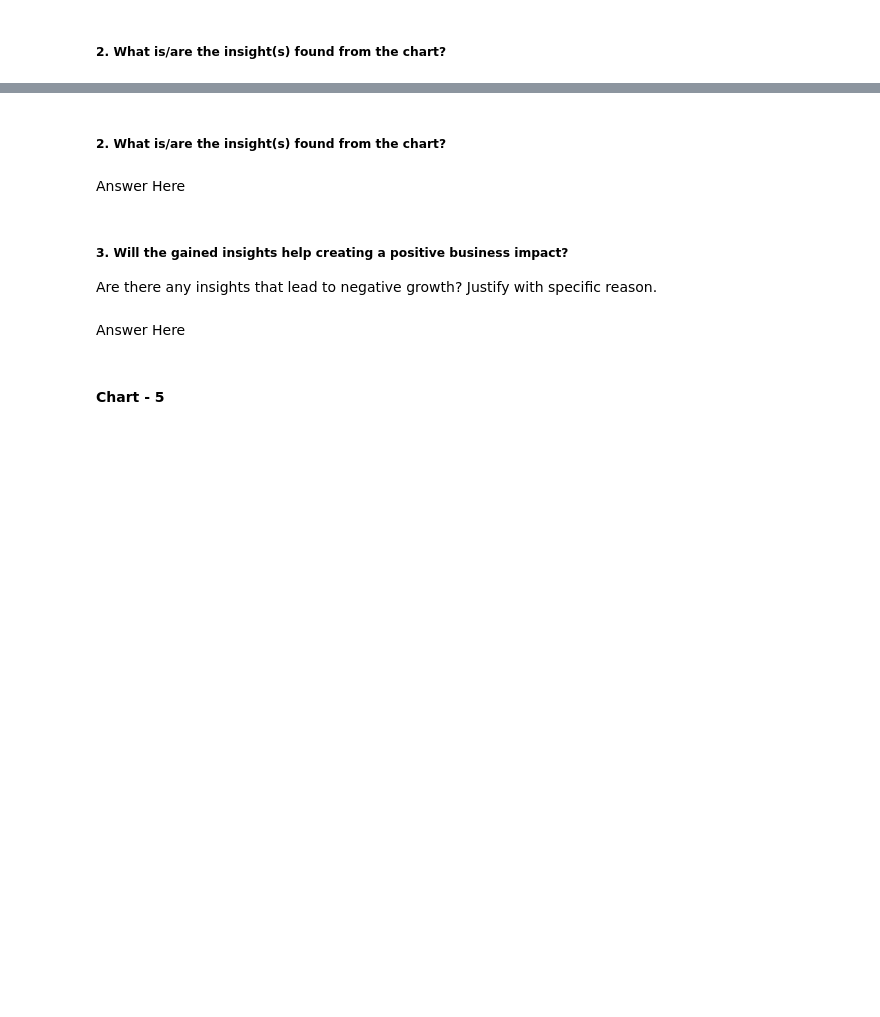
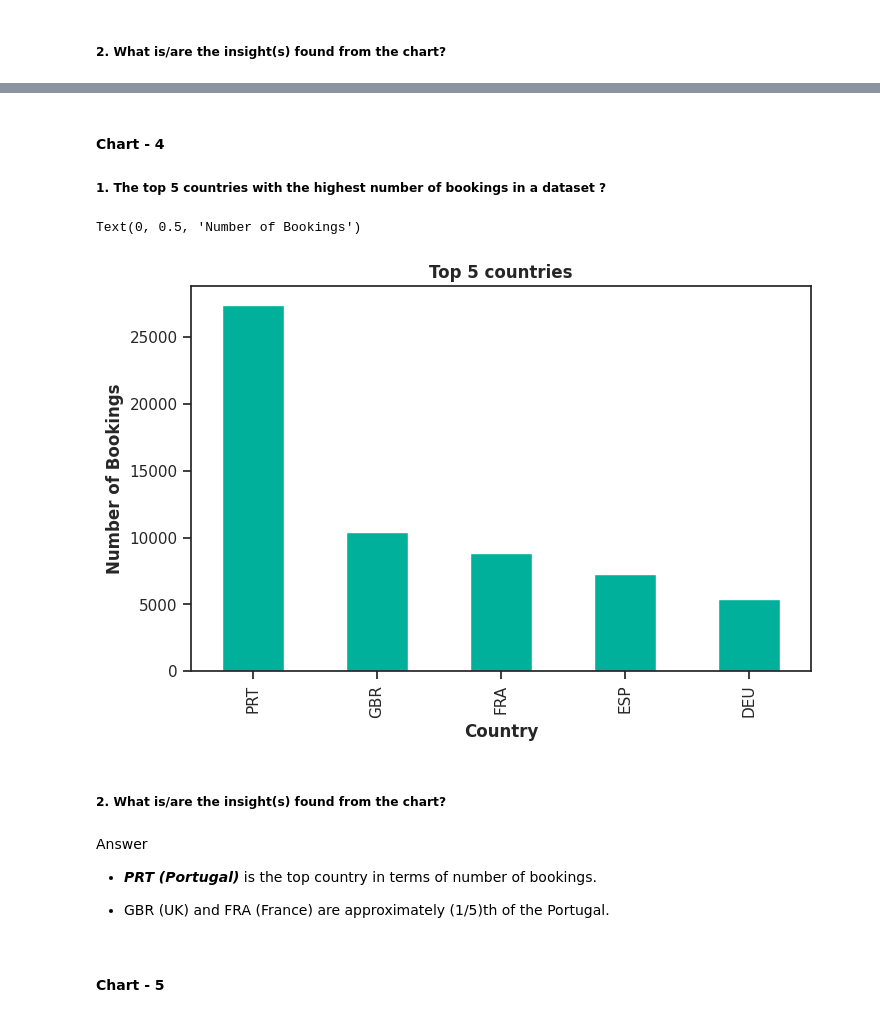
Before and after one commit to Kushdevu/Hotel-Booking-Analysis-EDA-Project, a Jupyter notebook: Copy_of_Sample_EDA_Submission_Template_ipynb0008.ipynb, the cells around one changed output, grey strips where cells are left out. Cells and saved outputs as stored; diff of their text form; code cells hidden in the pictures; blank space fills up the shorter version.

```diff
--- a/Copy_of_Sample_EDA_Submission_Template_ipynb0008.ipynb
+++ b/Copy_of_Sample_EDA_Submission_Template_ipynb0008.ipynb
@@ -621,12 +640,26 @@ Answer Here.
+# %% [markdown]
+#### Chart - 4
+
+##### 1. The top 5 countries with the highest number of bookings in a dataset ?
+# %%
+# Chart - 4 visualization code
+top_5_countries = df['country'].value_counts().head(5)
+top_5_countries.plot(kind = 'bar',color = '#00b09b',figsize=(8,5))
+plt.title("Top 5 countries", weight ='bold')
+plt.xlabel("Country", weight='bold')
+plt.ylabel('Number of Bookings', weight='bold')
+# %% [output]
+Text(0, 0.5, 'Number of Bookings')
+[figure, added]
 # %% [markdown]
 ##### 2. What is/are the insight(s) found from the chart?
-# %% [markdown]
-Answer Here
-# %% [markdown]
-##### 3. Will the gained insights help creating a positive business impact?
-Are there any insights that lead to negative growth? Justify with specific reason.
-# %% [markdown]
-Answer Here
+# %% [markdown]
+Answer
+
+
+*  ***PRT (Portugal)*** is the top country in terms of number of bookings.
+
+*   GBR (UK) and FRA (France) are approximately (1/5)th of the Portugal.
 # %% [markdown]
 #### Chart - 5
 # %%
```
Also changed, not shown: parts of 40 cells of this notebook.
